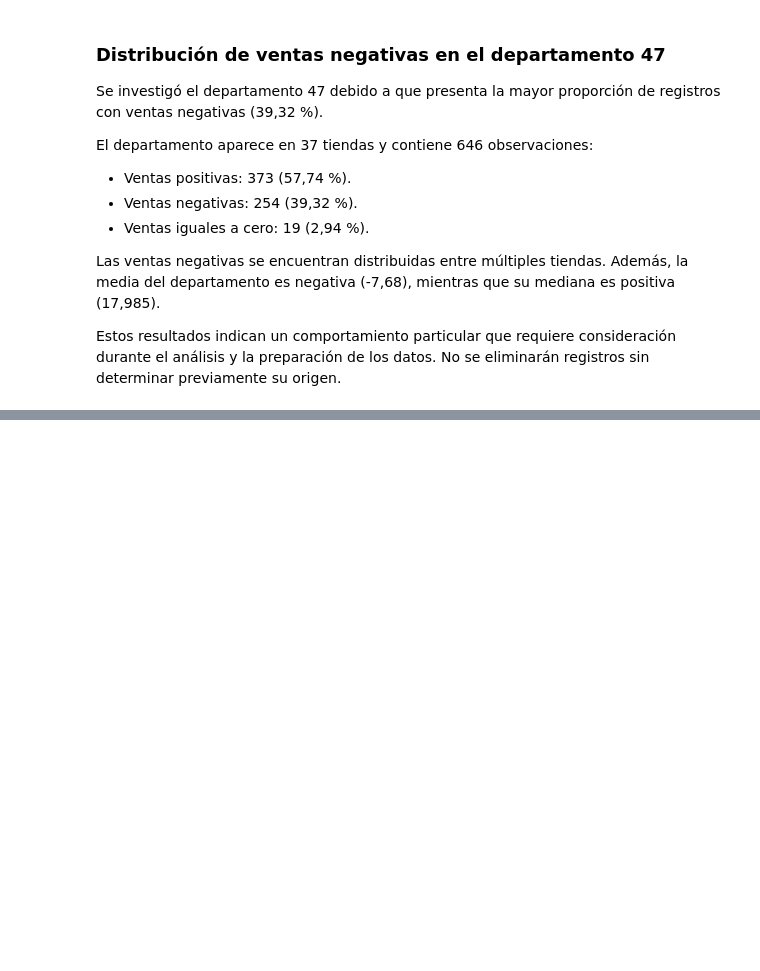
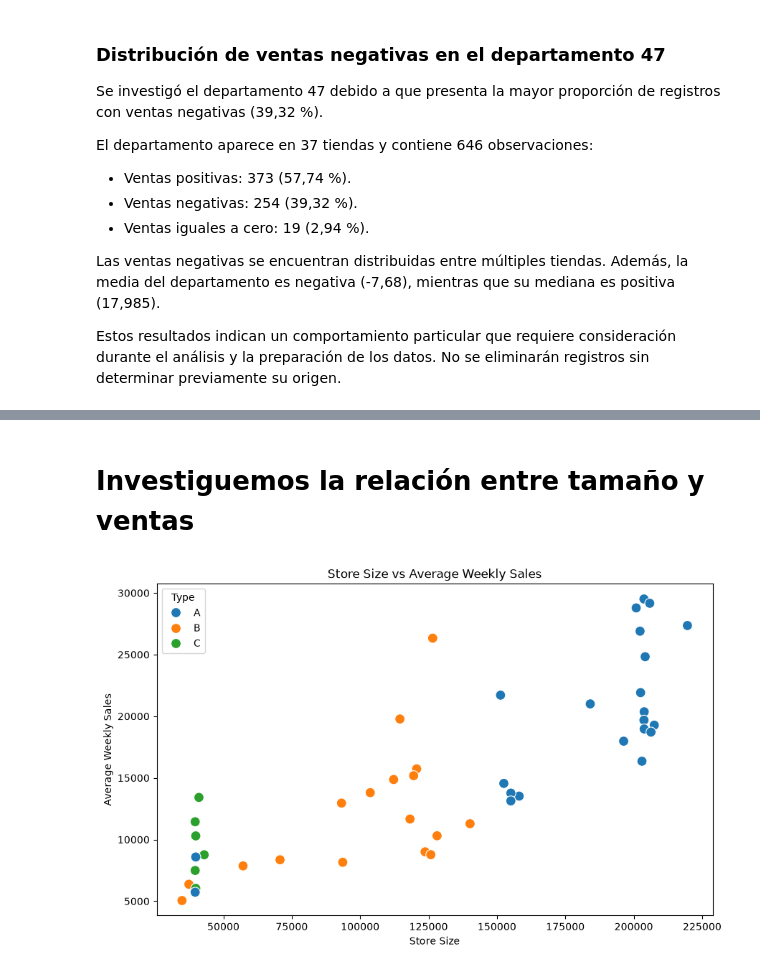
Before and after one commit to Noctyr-studio/sales_forecasting, a Jupyter notebook: notebooks/02_walmart_sales_forecasting/01_exploratory_data_analysis.ipynb, the cells around one changed output, grey strips where cells are left out. Saved outputs shown, nothing was run; the diff lists cells and outputs as text; code cells hidden in the pictures; blank space fills up the shorter version.

```diff
--- a/notebooks/02_walmart_sales_forecasting/01_exploratory_data_analysis.ipynb
+++ b/notebooks/02_walmart_sales_forecasting/01_exploratory_data_analysis.ipynb
@@ -364,0 +513,8 @@ Estos resultados indican un comportamiento particular que requiere consideració
+# %%
+sales_by_store = (
+    sales.groupby("Store")["Weekly_Sales"]
+    .agg(["mean", "median", "sum", "count"])
+    .sort_values("sum", ascending=False)
+)
+
+sales_by_store.head(10)
@@ -364,0 +534,20 @@ Estos resultados indican un comportamiento particular que requiere consideració
+# %% [markdown]
+# Investiguemos la relación entre tamaño y ventas
+# %%
+plt.figure(figsize=(10, 6))
+
+sns.scatterplot(
+    data=sales_by_store,
+    x="Size",
+    y="mean",
+    hue="Type",
+    s=100
+)
+
+plt.title("Store Size vs Average Weekly Sales")
+plt.xlabel("Store Size")
+plt.ylabel("Average Weekly Sales")
+
+plt.show()
+# %% [output]
+[figure, added]
```
Also changed, not shown: parts of 22 cells of this notebook.
